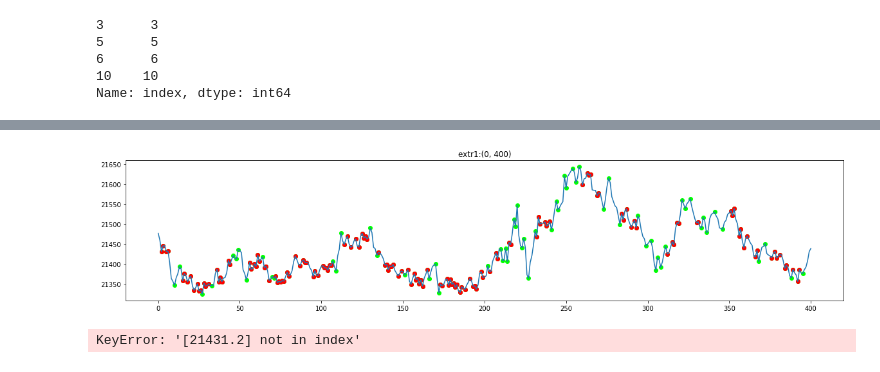
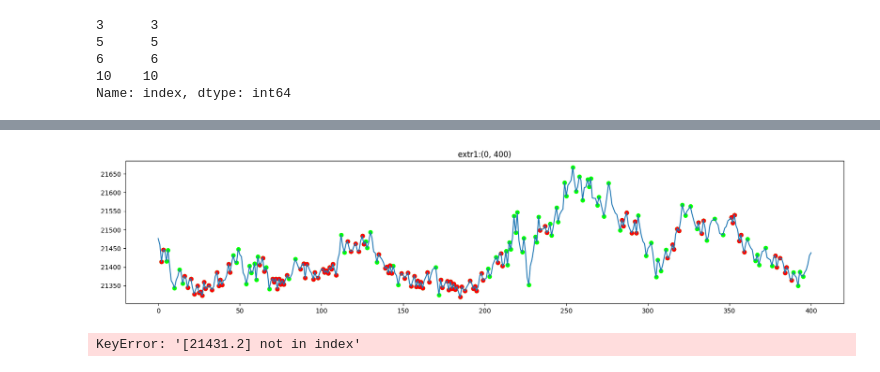
Before and after one commit to NikitaKrotenko/Diploma, a Jupyter notebook: razmetka_new.ipynb, the cells around one changed output, grey strips where cells are left out. Saved outputs shown, nothing was run; the diff lists cells and outputs as text; code cells hidden in the pictures.

```diff
--- a/razmetka_new.ipynb
+++ b/razmetka_new.ipynb
@@ -226,12 +266,12 @@ df_total.head()
 def plot_selected_extremas(df, col, window=(0,400), color='red', figsize=(10,4)):
     plt.figure(figsize = figsize)
     plt.title(f"{col}:{window}")
-    plt.plot(df.loc[window[0]:window[1], 'open_perp'])
+    plt.plot(df.loc[window[0]:window[1], 'price'])
     plt.scatter(df.loc[window[0]:window[1]].loc[df['is_extrema'], 'index'],
-                df.loc[window[0]:window[1]].loc[df['is_extrema'], 'open_perp'],
+                df.loc[window[0]:window[1]].loc[df['is_extrema'], 'price'],
                 c='lime')
     plt.scatter(df.loc[window[0]:window[1]].loc[df[col], 'index'],
-                df.loc[window[0]:window[1]].loc[df[col], 'open_perp'],
+                df.loc[window[0]:window[1]].loc[df[col], 'price'],
                 c=color)
     plt.show()
     plt.close()
@@ -249,7 +289,7 @@ def get_balance_single(open_price, close_price, commision=COMMISSION_RATE, lever
             (1 + leverage * abs(1 - close_price/open_price)))
 
 def get_balance(df, indices, commision=COMMISSION_RATE, leverage=LEVERAGE):
-    prices = df.loc[indices, 'open_perp']
+    prices = df.loc[indices, 'price']
     return np.prod([get_balance_single(start, end, commision, leverage)
                     for start, end in zip(prices[:-1], prices[1:])])
 # %% [markdown]
@@ -293,5 +325,14 @@ plt.ylim([7,13])
 # %%
-df_razmetka = df_total[['timestamp', 'open_perp', 'is_extrema', 'ismaxima', 'isminima']].copy()
+df_razmetka = df_total[['timestamp', 'open_perp', 'low_perp', 'high_perp', 'is_extrema', 'ismaxima', 'isminima']].copy()
 df_razmetka.reset_index(inplace=True)
+df_razmetka['price'] = np.where(
+    df_razmetka['is_extrema'],
+    np.where(
+        df_razmetka['ismaxima'],
+        df_razmetka['high_perp'],
+        df_razmetka['low_perp']
+    ),
+    df_razmetka['open_perp']
+)
 df_razmetka.head()
 # %% [output]
@@ -405,7 +366,7 @@ df_razmetka['extr1'] = df_razmetka['is_extrema']
 try:
     while True:
         print(start)
-        clear_output()
+        clear_output(wait=True)
         contracts = (iterator.__next__(), iterator.__next__(), iterator.__next__())
         balances = {
             'balance1' : get_balance(df_razmetka, [start, contracts[0]]),
@@ -432,9 +393,9 @@ try:
 except StopIteration:
     pass
 # %%
-plot_selected_extremas(df_razmetka, 'extr1', figsize=(20,4))
+plot_selected_extremas(df_razmetka, 'extr1', figsize=(20,4))>>>
 # %% [output]
-[figure, old version]
+[figure, new version]
 # %%
 iterator = iter(df_razmetka.index[df_razmetka['is_extrema']])
 #  skip first value because it wouldnt be an extrema
```
Also changed, not shown: parts of 27 cells of this notebook, 2 other files.
